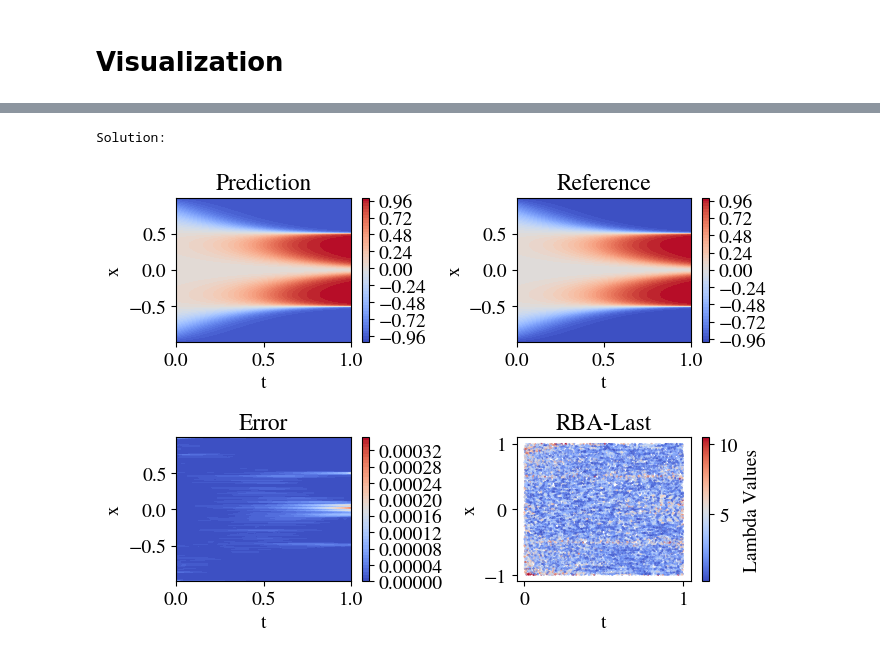
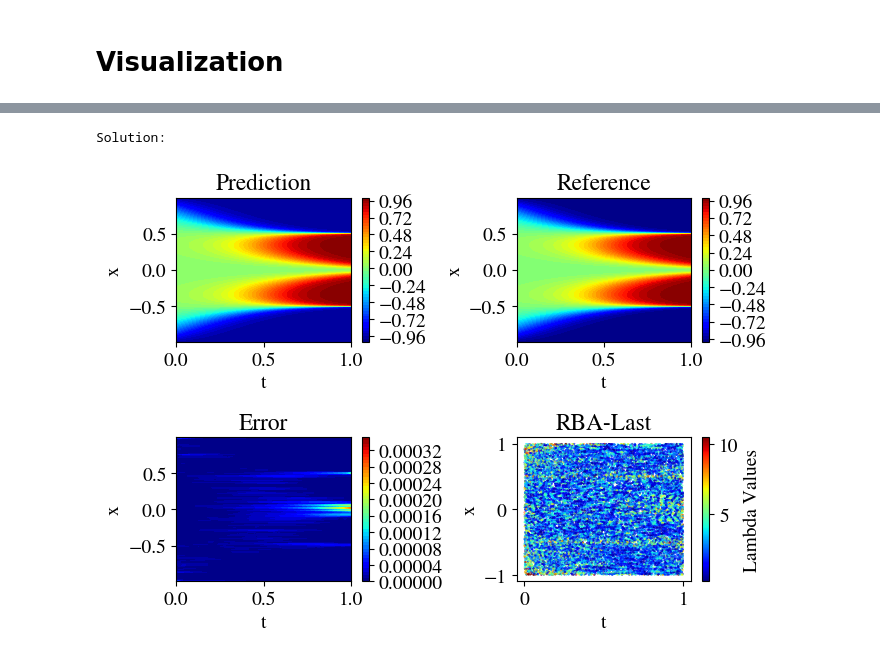
Before and after one commit to jdtoscano94/KKANs_PIML, a Jupyter notebook: PIML/AllenCahn/120k/KKAN_ssRBA.ipynb, the cells around one changed output, grey strips where cells are left out. Drawn from its saved outputs; the diff is of its cells as text; code cells hidden in the pictures.

```diff
--- a/PIML/AllenCahn/120k/KKAN_ssRBA.ipynb
+++ b/PIML/AllenCahn/120k/KKAN_ssRBA.ipynb
@@ -562,37 +627,37 @@ fig = plt.figure(figsize=(7, 5))
 levels=50
 # Scatter plot for collocation, initial, and boundary points
 ax1 = fig.add_subplot(221)
-contour = ax1.contourf(T, X, u, cmap='coolwarm', levels=levels)  # Filled contour plot with 50 levels
+contour = ax1.contourf(T, X, u, cmap='jet', levels=levels)  # Filled contour plot with 50 levels
 fig.colorbar(contour)  # Add color bar to show scale
 ax1.set_xlabel('t')
 ax1.set_ylabel('x')
 ax1.set_title('Prediction')
 
 # Surface plot for Exact solution
 ax2 = fig.add_subplot(222)
-contour = ax2.contourf(T, X, Exact0, cmap='coolwarm', levels=levels)  # Filled contour plot with 50 levels
+contour = ax2.contourf(T, X, Exact0, cmap='jet', levels=levels)  # Filled contour plot with 50 levels
 fig.colorbar(contour)  # Add color bar to show scale
 ax2.set_xlabel('t')
 ax2.set_ylabel('x')
 ax2.set_title('Reference')
 # Surface plot for Exact solution
 ax3 = fig.add_subplot(223)
-contour = ax3.contourf(T, X, np.abs(Exact0-u), cmap='coolwarm', levels=levels)  # Filled contour plot with 50 levels
+contour = ax3.contourf(T, X, np.abs(Exact0-u), cmap='jet', levels=levels)  # Filled contour plot with 50 levels
 fig.colorbar(contour)  # Add color bar to show scale
 ax3.set_xlabel('t')
 ax3.set_ylabel('x')
 ax3.set_title('Error')
 ax4 = fig.add_subplot(224)
-scatter = ax4.scatter(tc, xc, c=lambdas_grid, cmap='coolwarm', s=0.1,vmax=max_RBA/2)
+scatter = ax4.scatter(tc, xc, c=lambdas_grid, cmap='jet', s=0.1,vmax=max_RBA/2)
 cbar = fig.colorbar(scatter, ax=ax4)
 cbar.set_label('Lambda Values')
 ax4.set_xlabel('t')
 ax4.set_ylabel('x')
 ax4.set_title('RBA-Last')
 
 plt.tight_layout()
 plt.savefig(args.Name+'_Results.png')
 plt.show()
 # %% [output]
 Solution:
-[figure, old version]
+[figure, new version]
```
Also changed, not shown: parts of 3 cells of this notebook.
